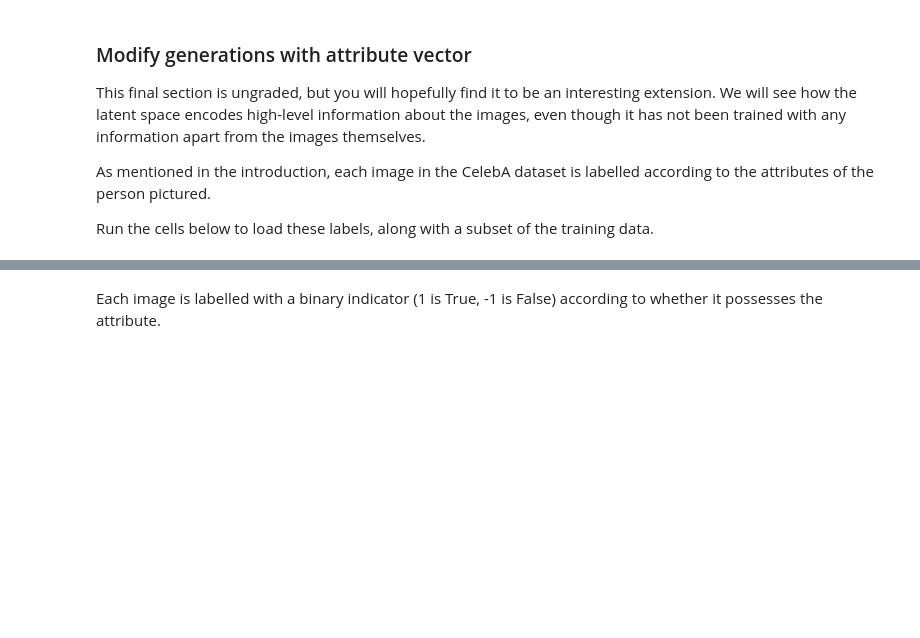
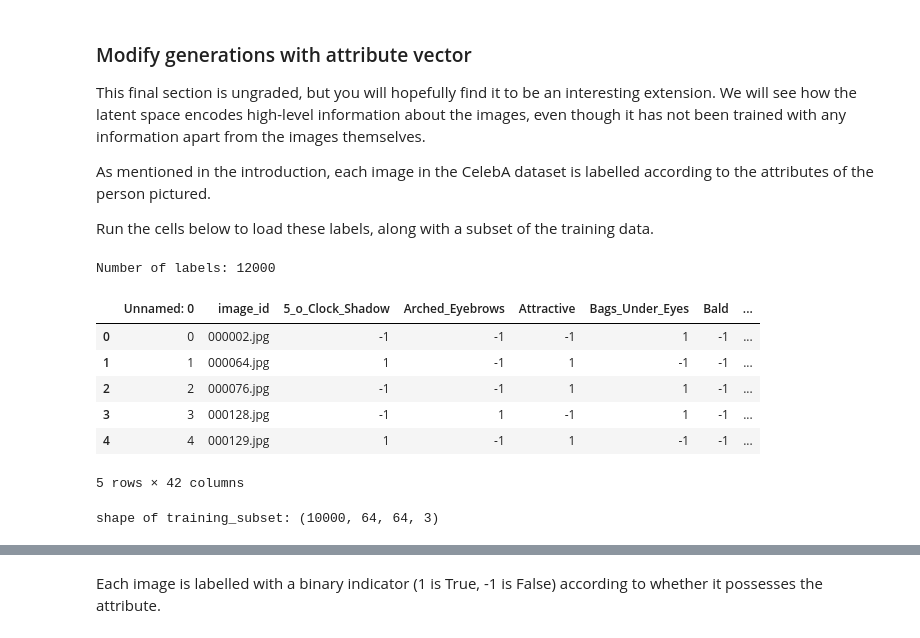
Before and after one commit to zhulingchen/coursera-tf2, a Jupyter notebook: Probabilistic Deep Learning with TensorFlow 2/C3W4-Assignment/Week 4 Programming Assignment.ipynb, the cells around one changed output, grey strips where cells are left out. Drawn from its saved outputs; the diff is of its cells as text; code cells hidden in the pictures; blank space fills up the shorter version.

```diff
--- a/Probabilistic Deep Learning with TensorFlow 2/C3W4-Assignment/Week 4 Programming Assignment.ipynb
+++ b/Probabilistic Deep Learning with TensorFlow 2/C3W4-Assignment/Week 4 Programming Assignment.ipynb
@@ -571,6 +571,19 @@ This final section is ungraded, but you will hopefully find it to be an interest
 As mentioned in the introduction, each image in the CelebA dataset is labelled according to the attributes of the person pictured.
 
 Run the cells below to load these labels, along with a subset of the training data.
+# %%
+labels = pd.read_csv('./data/list_attr_celeba_subset.csv')
+print('Number of labels:', len(labels))
+labels.head()
+# %% [output]
+Number of labels: 12000
+|  | Unnamed: 0 | image_id | 5_o_Clock_Shadow | Arched_Eyebrows | Attractive | Bags_Under_Eyes | Bald | ... |
+| 0 | 0 | 000002.jpg | -1 | -1 | -1 | 1 | -1 | ... |
+| 1 | 1 | 000064.jpg | 1 | -1 | 1 | -1 | -1 | ... |
+| 2 | 2 | 000076.jpg | -1 | -1 | 1 | 1 | -1 | ... |
+| 3 | 3 | 000128.jpg | -1 | 1 | -1 | 1 | -1 | ... |
+| 4 | 4 | 000129.jpg | 1 | -1 | 1 | -1 | -1 | ... |
+5 rows × 42 columns
 # %%
 # Function to load labels and images as a numpy array
 
@@ -588,6 +601,9 @@ def load_labels_and_image_arrays(split):
 # Load labels in a pandas DataFrame, training_subset is a numpy array
 
 train_labels, training_subset = load_labels_and_image_arrays('train')
+print('shape of training_subset:', training_subset.shape)
+# %% [output]
+shape of training_subset: (10000, 64, 64, 3)
 # %%
 # List the attributes contained in the DataFrame
 
```
Also changed, not shown: parts of 14 cells of this notebook.
